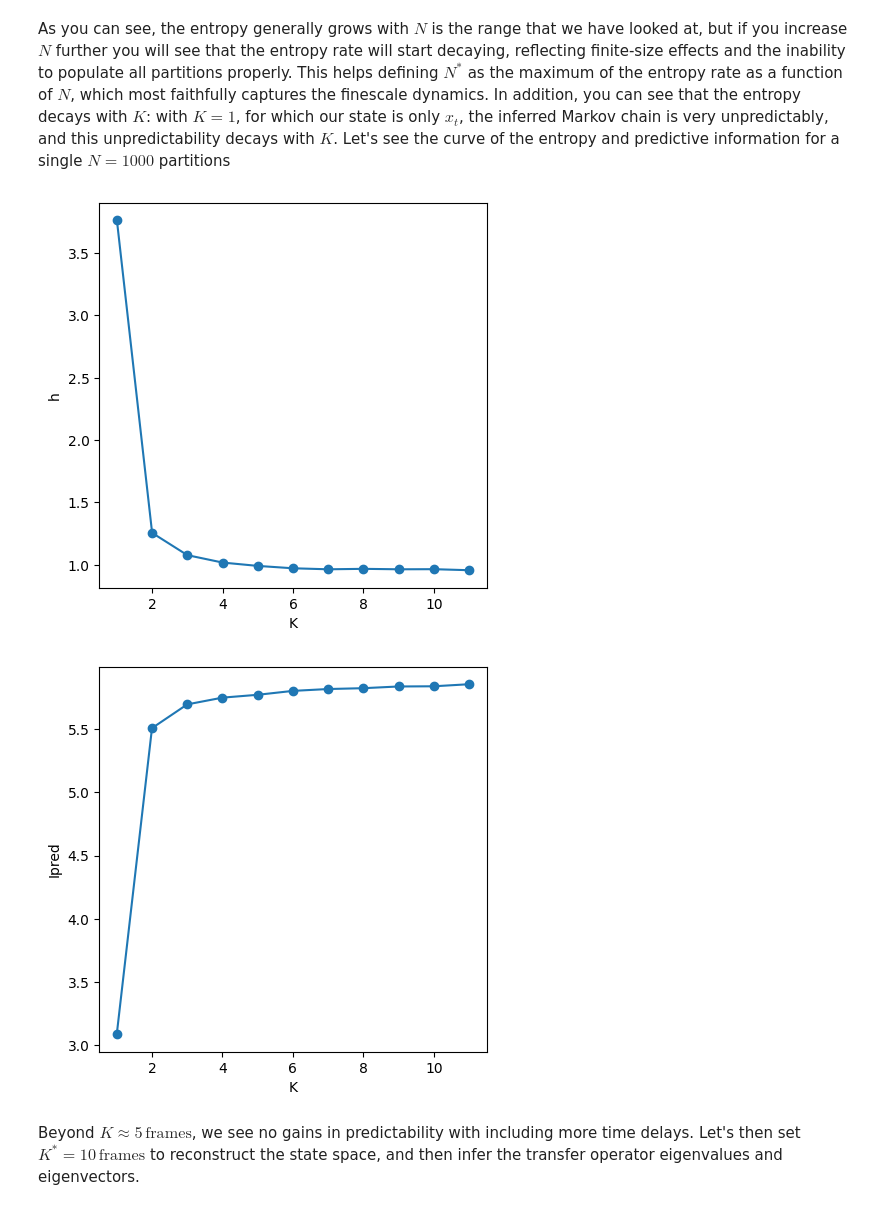
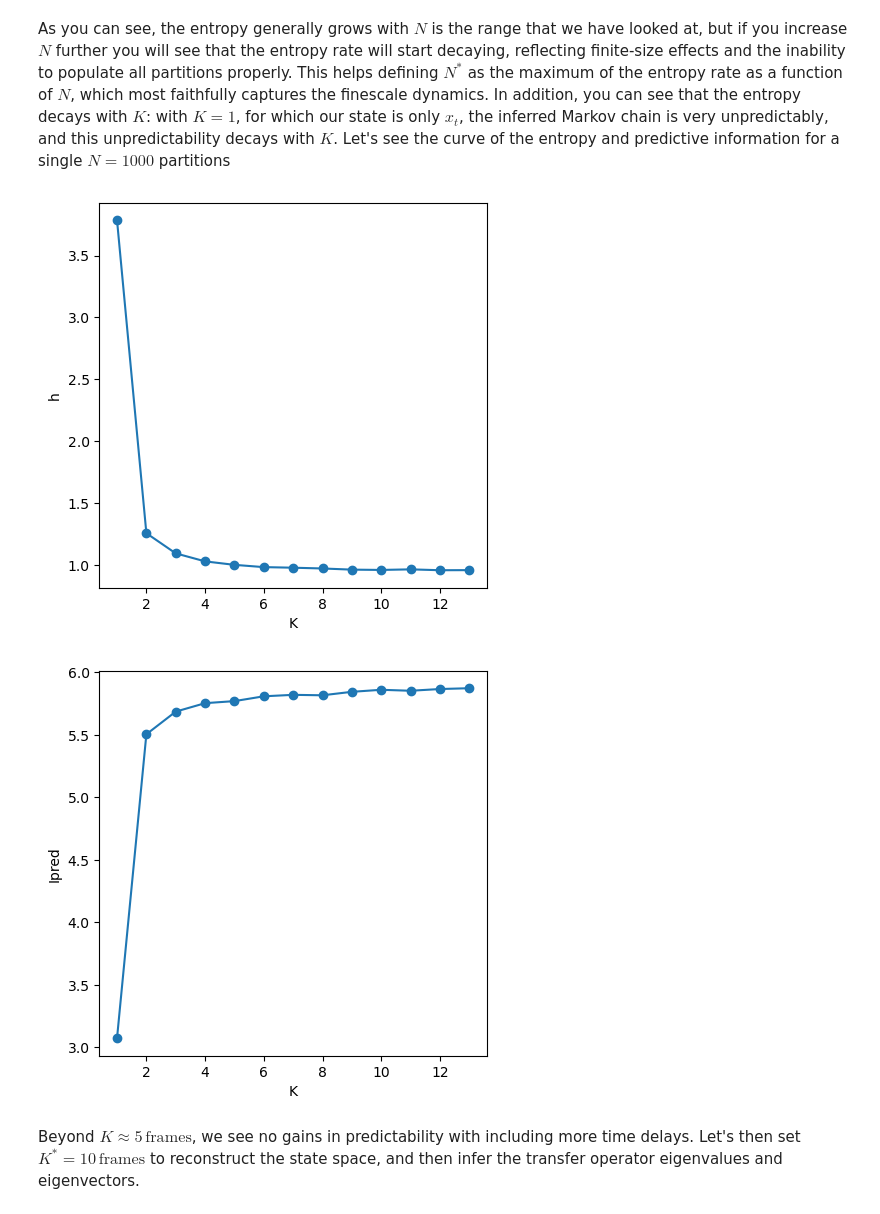
Before and after one commit to AntonioCCosta/DPG_PhysicsBehavior_2026, a Jupyter notebook: notebooks/notebook_3_Lorenz.ipynb, the cells around one changed output. Cells and saved outputs as stored; diff of their text form; code cells hidden in the pictures.

```diff
--- a/notebooks/notebook_3_Lorenz.ipynb
+++ b/notebooks/notebook_3_Lorenz.ipynb
@@ -277,3 +275,11 @@ Computed for 11 delays and 1000 partitions.
+# %%
+#load results
+f= h5py.File('./DPG_PhysicsBehavior_2026/data/lorenz_pred_info.h5','r')
+h_K = f['h_K'][()]
+Ipred_K = f['Ipred_K'][()]
+range_ks = f['range_Ks'][()]
+npartition_range = f['npartition_range'][()]
+f.close()
 # %%
 import matplotlib.pyplot as plt
 import numpy as np
@@ -306,18 +312,18 @@ plt.show()
 As you can see, the entropy generally grows with $N$ is the range that we have looked at, but if you increase $N$ further you will see that the entropy rate will start decaying, reflecting finite-size effects and the inability to populate all partitions properly. This helps defining $N^*$ as the maximum of the entropy rate as a function of $N$, which most faithfully captures the finescale dynamics. In addition, you can see that the entropy decays with $K$: with $K=1$, for which our state is only $x_t$, the inferred Markov chain is very unpredictably, and this unpredictability decays with $K$. Let's see the curve of the entropy and predictive information for a single $N=1000$ partitions
 # %%
 plt.figure(figsize=(5,5))
-plt.plot(range_Ks,h_K[:,-1],marker='o')
+plt.plot(range_Ks,h_K[:,4],marker='o')
 plt.xlabel('K')
 plt.ylabel('h')
 plt.show()
 plt.figure(figsize=(5,5))
-plt.plot(range_Ks,Ipred_K[:,-1],marker='o')
+plt.plot(range_Ks,Ipred_K[:,4],marker='o')
 plt.ylabel('Ipred')
 plt.xlabel('K')
 plt.show()
 # %% [output]
-[figure, old version]
+[figure, new version]
-[figure, old version]
+[figure, new version]
 # %% [markdown]
 Beyond $K\approx 5\,\text{frames}$, we see no gains in predictability with including more time delays. Let's then set $K^*=10\,\text{frames}$ to reconstruct the state space, and then infer the transfer operator eigenvalues and eigenvectors.
 # %%
```
Also changed, not shown: parts of 18 cells of this notebook.
